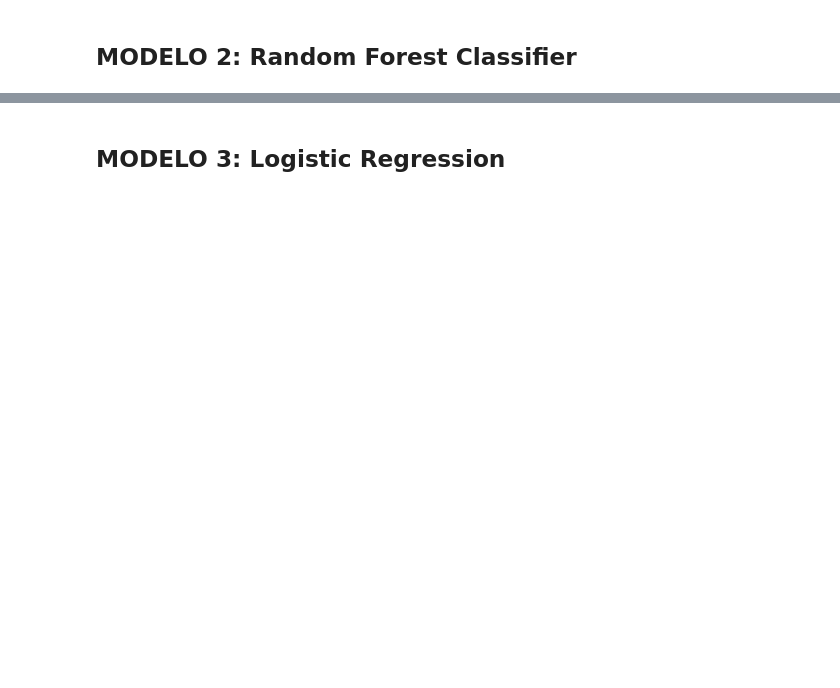
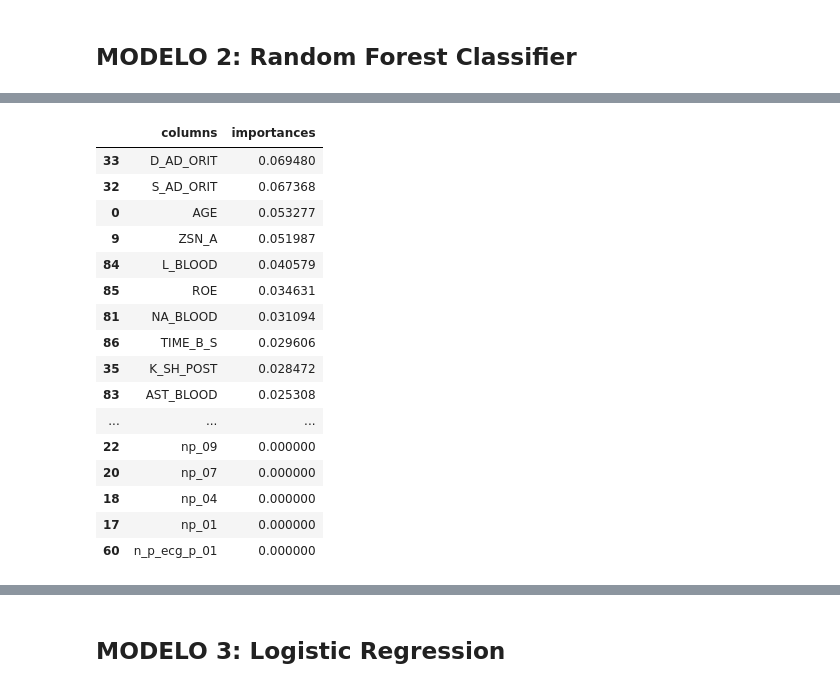
Before and after one commit to dp202204/Proyecto-ML-2022, a Jupyter notebook: modelo_mic_Final.ipynb, the cells around one changed output, grey strips where cells are left out. Cells and saved outputs as stored; diff of their text form; code cells hidden in the pictures; blank space fills up the shorter version.

```diff
--- a/modelo_mic_Final.ipynb
+++ b/modelo_mic_Final.ipynb
@@ -525,0 +537,22 @@ weighted avg       0.84      0.85      0.81       340
+# %%
+importances_rfc = pd.DataFrame({"columns":x_train.columns, "importances":model2.feature_importances_}).sort_values("importances", ascending=False)
+
+importances_rfc.style.bar()
+# %% [output]
+|  | columns | importances |
+| 33 | D_AD_ORIT | 0.069480 |
+| 32 | S_AD_ORIT | 0.067368 |
+| 0 | AGE | 0.053277 |
+| 9 | ZSN_A | 0.051987 |
+| 84 | L_BLOOD | 0.040579 |
+| 85 | ROE | 0.034631 |
+| 81 | NA_BLOOD | 0.031094 |
+| 86 | TIME_B_S | 0.029606 |
+| 35 | K_SH_POST | 0.028472 |
+| 83 | AST_BLOOD | 0.025308 |
+| ... | ... | ... |
+| 22 | np_09 | 0.000000 |
+| 20 | np_07 | 0.000000 |
+| 18 | np_04 | 0.000000 |
+| 17 | np_01 | 0.000000 |
+| 60 | n_p_ecg_p_01 | 0.000000 |
```
Also changed, not shown: parts of 66 cells of this notebook.
